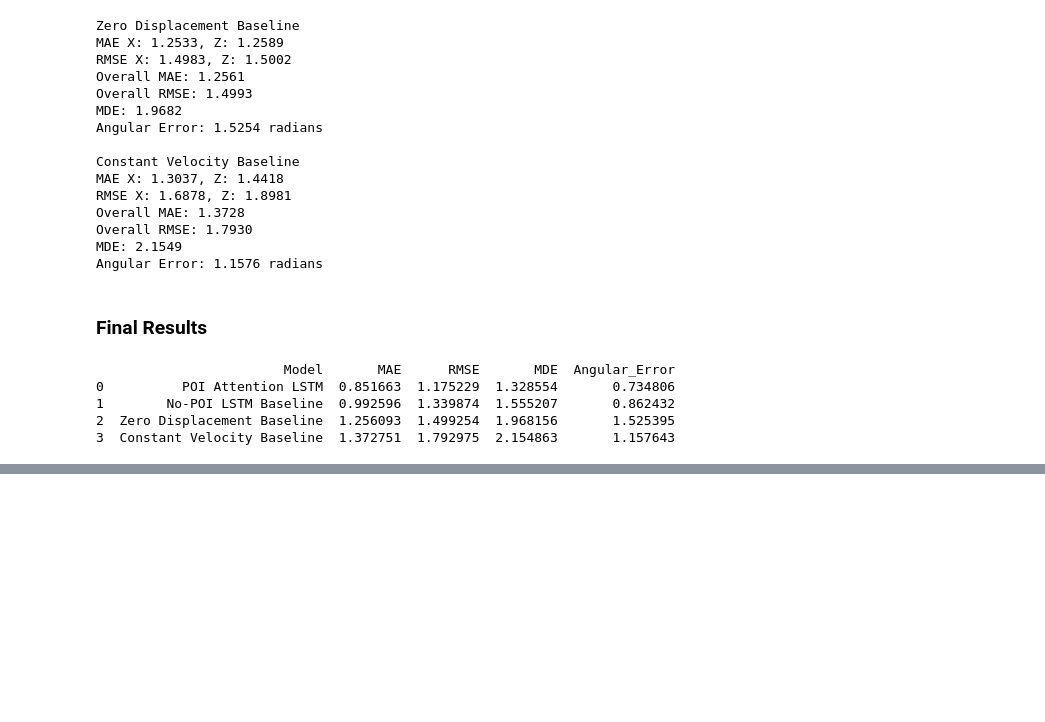
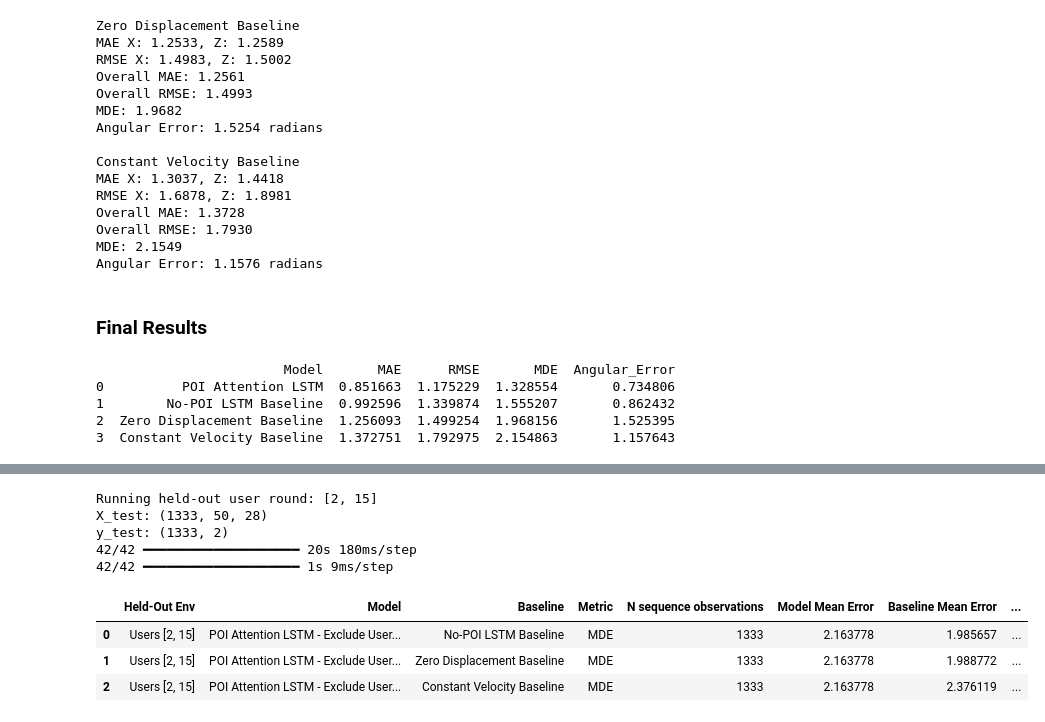
Before and after one commit to Asc3nded05/POIPathPrediction, a Jupyter notebook: public/LSTM models/POILSTM.ipynb, the cells around one changed output, grey strips where cells are left out. Cells and saved outputs as stored; diff of their text form; code cells hidden in the pictures; blank space fills up the shorter version.

```diff
--- a/public/LSTM models/POILSTM.ipynb
+++ b/public/LSTM models/POILSTM.ipynb
@@ -2115,0 +3005,19 @@ print(results_df_5)
+# %%
+# Don't run this one Riley
+stats_users = run_stats_for_user_round(
+    test_users=[2, 15],
+    poi_model_path="Exclude_Users_POI_Model.keras",
+    no_poi_model_path="Exclude_Users_Baseline_Model.keras"
+)
+
+stats_users
+# %% [output]
+Running held-out user round: [2, 15]
+X_test: (1333, 50, 28)
+y_test: (1333, 2)
+42/42 ━━━━━━━━━━━━━━━━━━━━ 20s 180ms/step
+42/42 ━━━━━━━━━━━━━━━━━━━━ 1s 9ms/step
+|  | Held-Out Env | Model | Baseline | Metric | N sequence observations | Model Mean Error | Baseline Mean Error | ... |
+| 0 | Users [2, 15] | POI Attention LSTM - Exclude User... | No-POI LSTM Baseline | MDE | 1333 | 2.163778 | 1.985657 | ... |
+| 1 | Users [2, 15] | POI Attention LSTM - Exclude User... | Zero Displacement Baseline | MDE | 1333 | 2.163778 | 1.988772 | ... |
+| 2 | Users [2, 15] | POI Attention LSTM - Exclude User... | Constant Velocity Baseline | MDE | 1333 | 2.163778 | 2.376119 | ... |
```
Also changed, not shown: parts of 40 cells of this notebook, 3 other files.
